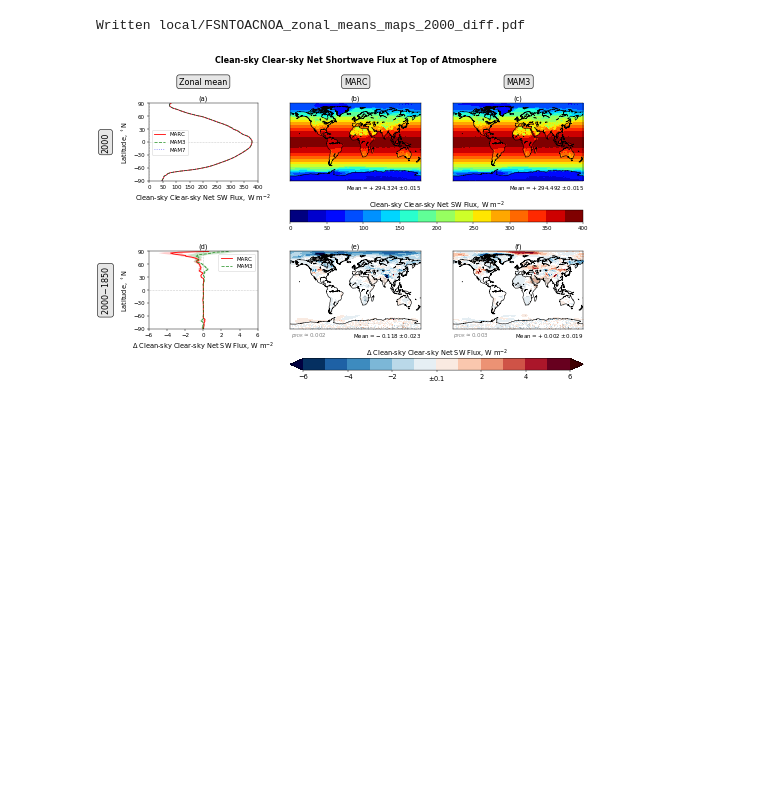
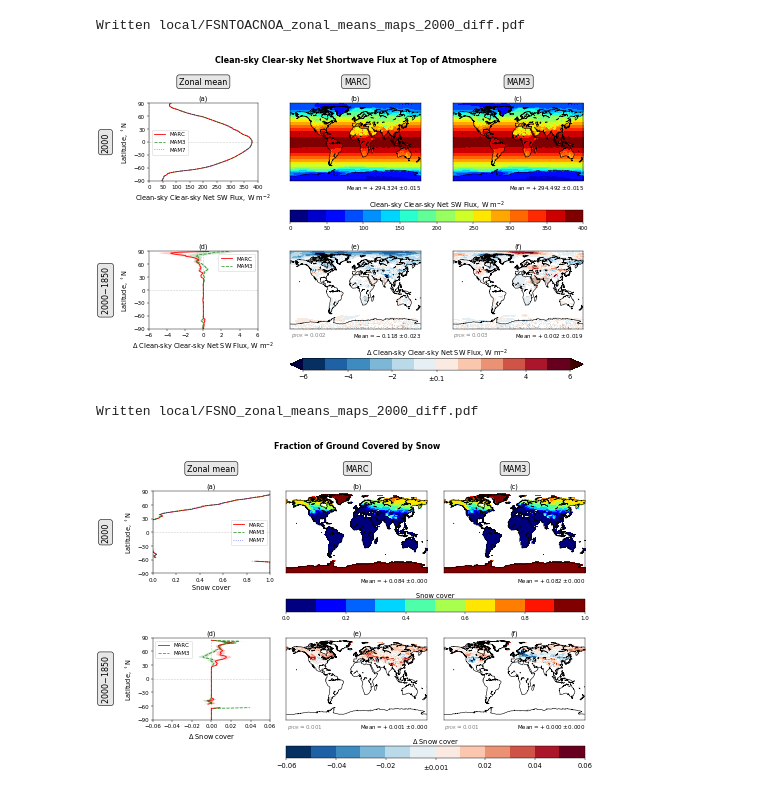
Before and after one commit to grandey/p17c-marc-comparison, a Jupyter notebook: analysis_prelim/analysis_prelim_p17c.ipynb, the cells around one changed output. Drawn from its saved outputs; the diff is of its cells as text; code cells hidden in the pictures; blank space fills up the shorter version.

Commit message:
analysis_prelim_p17c.ipynb: plotting functions can now read land fields

```diff
--- a/analysis_prelim/analysis_prelim_p17c.ipynb
+++ b/analysis_prelim/analysis_prelim_p17c.ipynb
@@ -580,14 +587,18 @@ fig.savefig('local/rfp_zonal_means.pdf', bbox_inches='tight', dpi=150)
 # %% [markdown]
 ## Function to produce map of differences
 # %%
-def difference_map(year='2000-1850', model='marc', var_name='cFNTOA',
+def difference_map(year='2000-1850', model='marc', var_name='cFNTOA', domain='atm',
                    sf=None, vmin=-6, vmax=6, whiteout='0.0', cmap=None,
                    title=None,
                    ax=None):
     # Case 1: 2000-1850 difference
     if year == '2000-1850':
-        in_filename_list = ['{}/s1.ym.p17c_{}_{}.cam.h0.{}.nc'.format(in_dir, model, '2000', var_name),
-                            '{}/s1.ym.p17c_{}_{}.cam.h0.{}.nc'.format(in_dir, model, '1850', var_name)]
+        if domain == 'atm':
+            in_filename_list = ['{}/s1.ym.p17c_{}_{}.cam.h0.{}.nc'.format(in_dir, model, '2000', var_name),
+                                '{}/s1.ym.p17c_{}_{}.cam.h0.{}.nc'.format(in_dir, model, '1850', var_name)]
+        elif domain == 'lnd':
+            in_filename_list = ['{}/s1.ym.p17c_{}_{}.clm2.h0.{}.nc'.format(in_dir, model, '2000', var_name),
+                                '{}/s1.ym.p17c_{}_{}.clm2.h0.{}.nc'.format(in_dir, model, '1850', var_name)]
     else:
         print('Currently only 2000-1850 differences are implemented.')
         return -1
@@ -848,7 +859,7 @@ fig.savefig('local/dre_zonal_means_and_maps.pdf', bbox_inches='tight', dpi=150)
 # %% [markdown]
 ## Function to produce map of field
 # %%
-def field_map(year='2000', model='marc', var_name='cDRE',
+def field_map(year='2000', model='marc', var_name='cDRE', domain='atm',
               sf=None, vmin=-6, vmax=6, whiteout=None, cmap=None,
               title=None,
               ax=None):
@@ -864,7 +875,10 @@ def field_map(year='2000', model='marc', var_name='cDRE',
         cmap.set_under([0, 0, 0.25])
         cmap.set_over([0.25, 0, 0])
     # Load data
-    in_filename = '{}/s1.ym.p17c_{}_{}.cam.h0.{}.nc'.format(in_dir, model, year, var_name)
+    if domain == 'atm':
+        in_filename = '{}/s1.ym.p17c_{}_{}.cam.h0.{}.nc'.format(in_dir, model, year, var_name)
+    elif domain == 'lnd':
+        in_filename = '{}/s1.ym.p17c_{}_{}.clm2.h0.{}.nc'.format(in_dir, model, year, var_name)
     data = xr.open_dataset(in_filename, decode_times=False) * sf
     data = climapy.xr_shift_lon(data, lon_min=-180.)  # shift longitudes by approx -180deg
     try:  # average across level dimension if it exists
@@ -927,7 +941,7 @@ if True:
 # %% [markdown]
 ## Function to produce zonal means and maps for 2000 and 2000-1850
 # %%
-def zonal_means_maps_2000_diff(model_var_dict={'marc': 'cDRE', 'mam3': 'cDRE'},
+def zonal_means_maps_2000_diff(model_var_dict={'marc': 'cDRE', 'mam3': 'cDRE'}, domain='atm',
                                main_title='Direct Radiative Forcing (DRF)',
                                xlabel='DRF, W m$^{-2}$', sf=None,
                                xlim_2000=[-6, 6], whiteout_2000='0.10', cmap_2000='RdBu_r', nlev_2000=12,
@@ -952,7 +966,7 @@ def zonal_means_maps_2000_diff(model_var_dict={'marc': 'cDRE', 'mam3': 'cDRE'},
         model_var_dict_temp = model_var_dict.copy()
         if year == '2000':
             model_var_dict_temp['mam7'] = model_var_dict['mam3']
-        zonal_mean_line_plot(year=year, model_var_dict=model_var_dict_temp,
+        zonal_mean_line_plot(year=year, model_var_dict=model_var_dict_temp, domain=domain,
                              xlabel=xlabel_temp, sf=sf, xlim=xlim,
                              ylabel=True, title='({})'.format(chr(97+int(r/2*3))), ax=ax)
         xticks = np.arange(xlim[0], xlim[1]+1e-10, (xlim[1]-xlim[0])/(nlev/2))
@@ -973,11 +987,13 @@ def zonal_means_maps_2000_diff(model_var_dict={'marc': 'cDRE', 'mam3': 'cDRE'},
             axs.append(ax)
             if model_var_dict[model] is not None:
                 if r == 0:
-                    ax, im, tm = field_map(year=year, model=model, var_name=model_var_dict[model], sf=sf,
+                    ax, im, tm = field_map(year=year, model=model, var_name=model_var_dict[model],
+                                           domain=domain, sf=sf,
                                            vmin=xlim[0], vmax=xlim[1], whiteout=whiteout, cmap=cmap,
                                            title='({})'.format(chr(97+c)), ax=ax)
                 else:
-                    ax, im, tm = difference_map(year=year, model=model, var_name=model_var_dict[model], sf=sf,
+                    ax, im, tm = difference_map(year=year, model=model, var_name=model_var_dict[model],
+                                                domain=domain, sf=sf,
                                                 vmin=xlim[0], vmax=xlim[1], whiteout=whiteout, cmap=cmap,
                                                 title='({})'.format(chr(97+3+c)), ax=ax)
                 tm_list.append(tm)
@@ -1276,3 +1292,14 @@ fig = zonal_means_maps_2000_diff(model_var_dict={'marc': 'FSNTOACNOA', 'mam3': '
 # %% [output]
 Written local/FSNTOACNOA_zonal_means_maps_2000_diff.pdf
 [figure]
+# %%
+# Land: Fraction of ground covered by snow
+fig = zonal_means_maps_2000_diff(model_var_dict={'marc': 'FSNO', 'mam3': 'FSNO'}, domain='lnd',
+                                 main_title='Fraction of Ground Covered by Snow',
+                                 xlabel='Snow cover',
+                                 xlim_2000=[0, 1], whiteout_2000=None, cmap_2000='jet', nlev_2000=10,
+                                 xlim_diff=[-0.06, 0.06], whiteout_diff='0.001', cmap_diff='RdBu_r', nlev_diff=12,
+                                 file_prefix='FSNO_zonal_means_maps_2000_diff')
+# %% [output]
+Written local/FSNO_zonal_means_maps_2000_diff.pdf
+[figure, added]
```
Also changed, not shown: parts of 2 cells of this notebook.
